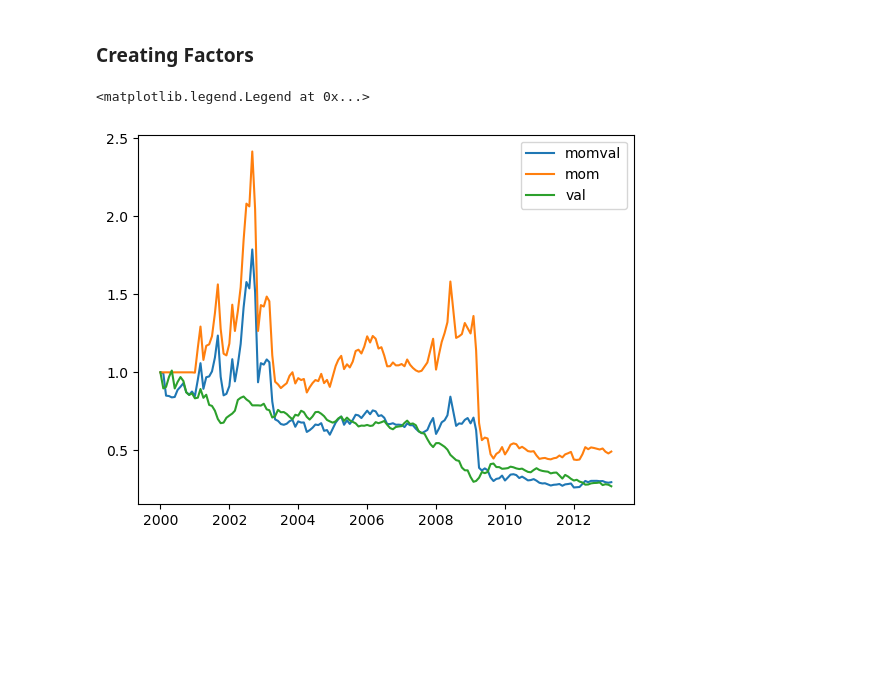
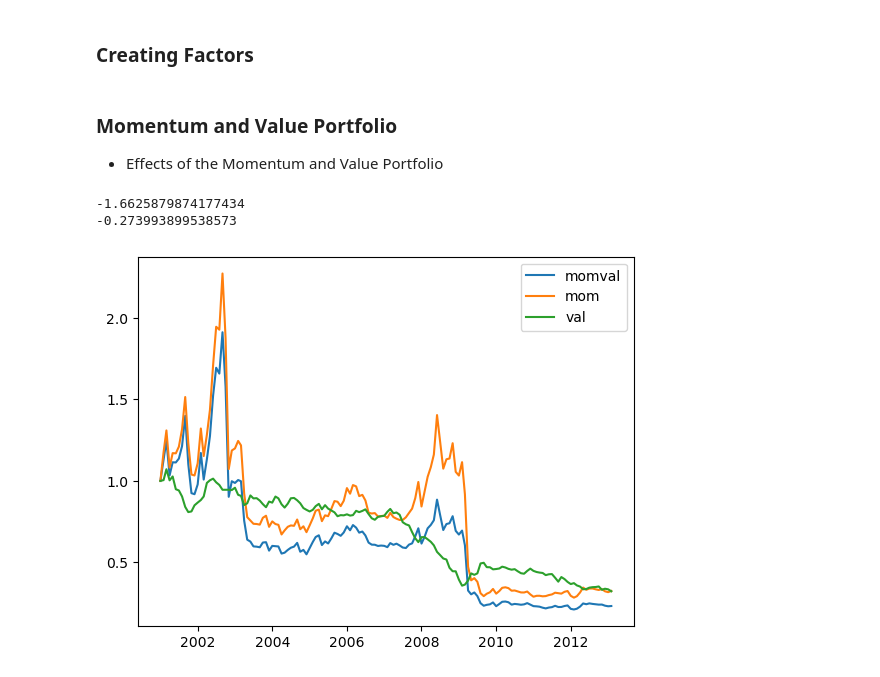
Before and after one commit to Toby3220/EF-5058-HFS, a Jupyter notebook: Group Project/main.ipynb, the cells around one changed output. Drawn from its saved outputs; the diff is of its cells as text; code cells hidden in the pictures; blank space fills up the shorter version.

```diff
--- a/Group Project/main.ipynb
+++ b/Group Project/main.ipynb
@@ -37,13 +41,16 @@ df_dict["SUP"].ffill(inplace=True)
 # creating stock returns
 df_dict["ret"] = (df_dict["price"]/df_dict["price"].shift(1))-1
 # %%
-# calculating momentum factor, the returns from -2 to -10
+# calculating momentum factor, the returns from -2 to -12
 tdf = pd.DataFrame(df_dict["ret"])
 tdf +=1
-tdf = tdf.rolling(10,1).apply(np.prod, raw=True)
+tdf = tdf.rolling(11,11).apply(np.prod, raw=True)
 
-df_dict["MOM"] = tdf.shift(2)
+df_dict["MOM"] = tdf.shift(1)
 df_dict["MOM"] -=1
+
+df_dict["avgret"] = tdf.rolling(12,12).apply(np.mean, raw=True)
+df_dict["ABR"] = tdf.div(df_dict["avgret"])
 
 # # absolute momentum (where we take mean of 0 when calculating, )
 df_dict["MOM-A"] = df_dict["MOM"].copy()
@@ -56,7 +63,7 @@ df_dict["CAP"] = df_dict["mcap"]
 df_dict["EST"] = df_dict["annest"]
 
 df_dict["EP4"] = cb.past_nvalid_values(df_dict["annest"],4)
-ans = (df_dict["annest"].divide(df_dict["EP4"])-1)
+ans = (df_dict["annest"].ffill().divide(df_dict["EP4"])-1)
 ans[ans<-100]=-100
 ans[ans>2000]=2000
 df_dict["ETG"] = ans
@@ -73,14 +80,18 @@ ans[ans>2000]=2000
 df_dict["ERG"] = ans
 df_dict["ERG"].ffill(inplace=True)
 
-out_dict = cb.dict_transfer(df_dict,["ret","VAL","MOM","MOM-A","SUP","ERG","CAP","EST","ETG"])
+ans1 = ans.ffill()
+df_dict["ARG"] = ans.ffill().rolling(12,12).mean(skipna=True)
+
+df_dict["DIF"] = df_dict["ARG"]+df_dict["ERG"]
+out_dict = cb.dict_transfer(df_dict,["ret","VAL","MOM","MOM-A","SUP","ERG","CAP","EST","ETG","ARG","DIF","ABR"])
 # %%
 # generate a "test" set & "training" set
 tmbool =  df_dict["tmbool"].copy()
 # ratio = 60%
 ratio = 0.6
 row = int(round((tmbool.shape[0])*ratio,0))
-tmbool_train = tmbool.iloc[:row,:]
+tmbool_train = tmbool.iloc[12:row,:]
 tmbool_test = tmbool.iloc[row:,:]
 # %%
 
@@ -101,20 +109,34 @@ data.calc_z_scores(inplace=True,fields=["MOM_VAL"])
+# %% [markdown]
+### Momentum and Value Portfolio
+- Effects of the Momentum and Value Portfolio
 # %%
-port = data.to_port("MOM_VAL" ,tmbool=tmbool_train)
-port.gen_weights_from_score(0.1)
-momval_ret, momval_cret = port.get_port_ret(bps=10)
+# calculate momentum value composite factor
+momval = (data.get("VAL").fillna(0)+data.get("MOM").fillna(0))/2
+data.append("MOM_VAL", momval)
+# data.regulate(["MOM_VAL"])
+data.calc_z_scores(inplace=True,fields=["MOM_VAL"])
+port_momval = data.to_port("MOM_VAL",tmbool=tmbool_train)
+
+
+port_momval.gen_weights_from_score(0.1)
+momval_ret, momval_cret = port_momval.get_port_ret(weight=port_momval.lsw,bps=10)
 
 port_mom = data.to_port("MOM",tmbool=tmbool_train)
 port_mom.gen_weights_from_score(0.1)
-mom_ret, mom_cret = port_mom.get_port_ret(bps=10)
+mom_ret, mom_cret = port_mom.get_port_ret(weight=port_mom.lsw,bps=10)
 
 port_val = data.to_port("VAL",tmbool=tmbool_train)
 port_val.gen_weights_from_score(0.1)
-mom_ret, val_cret = port_val.get_port_ret(bps=10)
+mom_ret, val_cret = port_val.get_port_ret(weight=port_val.lsw,bps=10)
+
+plt.plot(momval_cret)
+plt.plot(mom_cret)
+plt.plot(val_cret)
+
+plt.legend(["momval","mom","val"])
+print(cb.infomation_ratio(momval_cret,mom_cret))
+print(cb.infomation_ratio(momval_cret,val_cret))
+# %% [output]
+-1.6625879874177434
+-0.273993899538573
+[figure, added]
-# %%
-plt.plot(momval_cret)
-plt.plot(mom_cret)
-plt.plot(val_cret)
-plt.legend(["momval","mom","val"])
-# %% [output]
-<matplotlib.legend.Legend at 0x...>
-[figure, removed]
```
Also changed, not shown: parts of 21 cells of this notebook, 1 other file.
